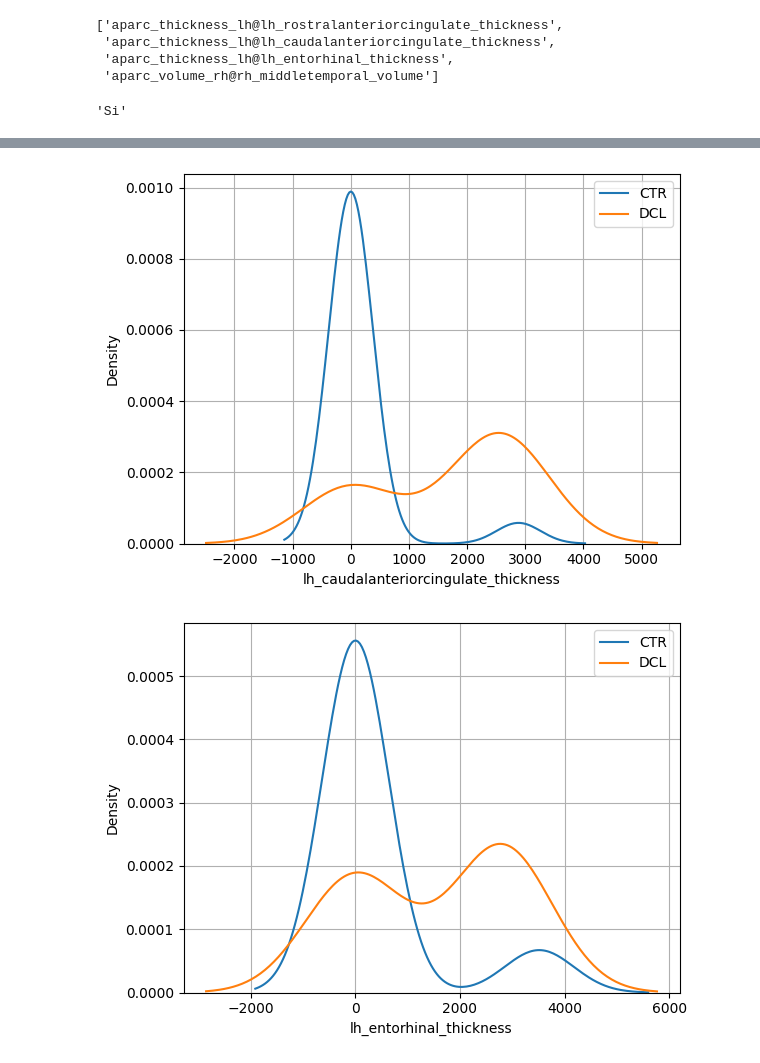
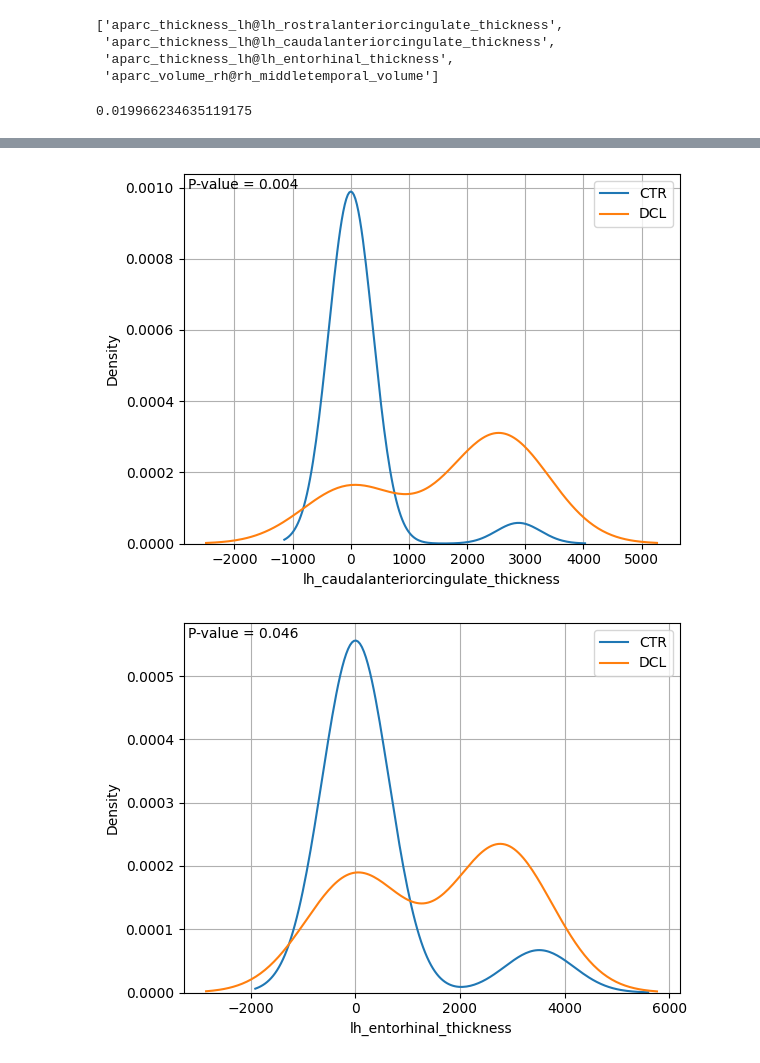
Before and after one commit to AndresMedina117/proyecto_neuroco, a Jupyter notebook: inicio.ipynb, the cells around one changed output, grey strips where cells are left out. Drawn from its saved outputs; the diff is of its cells as text; code cells hidden in the pictures.

Commit message:
PValue

```diff
--- a/inicio.ipynb
+++ b/inicio.ipynb
@@ -355,7 +355,7 @@ def pruebas(Hojas: list[str], outputDF: pd.DataFrame, bd: list[pd.DataFrame]) ->
                 norm = 'Si' if norm == True else 'No'
                 home = 'Si' if home == True else 'No'
                 diff = 'Si' if p_value <= 0.05 else 'No'
-                outputDF.loc[f'{Hoja}@{column}'] = [norm, home, diff]
+                outputDF.loc[f'{Hoja}@{column}'] = [norm, home, diff, p_value]
             elif norm and not home:
                 data = {
                     'Grupo': ['CTR']*len(ctr) + ['DCL']*len(dcl),
@@ -367,7 +367,7 @@ def pruebas(Hojas: list[str], outputDF: pd.DataFrame, bd: list[pd.DataFrame]) ->
                 norm = 'Si' if norm == True else 'No'
                 home = 'Si' if home == True else 'No'
                 diff = 'Si' if p_value <= 0.05 else 'No'
-                outputDF.loc[f'{Hoja}@{column}'] = [norm, home, diff]
+                outputDF.loc[f'{Hoja}@{column}'] = [norm, home, diff, p_value]
             else: # Para no normal y homocedasticidad y en caso de ningun supuesto.
                 def estadistico(x,y):
                     return np.mean(x)-np.mean(y)
@@ -376,10 +376,10 @@ def pruebas(Hojas: list[str], outputDF: pd.DataFrame, bd: list[pd.DataFrame]) ->
                 norm = 'Si' if norm == True else 'No'
                 home = 'Si' if home == True else 'No'
                 diff = 'Si' if resultado.pvalue <= 0.05 else 'No'
-                outputDF.loc[f'{Hoja}@{column}'] = [norm, home, diff]
+                outputDF.loc[f'{Hoja}@{column}'] = [norm, home, diff, resultado.pvalue]
     return outputDF
 # %%
-dfFinal = pd.DataFrame(columns = ['Normalidad', 'Homeostacidad', 'Diferencias'])
+dfFinal = pd.DataFrame(columns = ['Normalidad', 'Homeostacidad', 'Diferencias', 'P'])
 # %%
 finalBD = pruebas(bd.keys(), dfFinal, bd)
 finalBD.to_csv('diferencias.csv')
@@ -438,23 +443,24 @@ f4
  'aparc_thickness_lh@lh_caudalanteriorcingulate_thickness',
  'aparc_thickness_lh@lh_entorhinal_thickness',
  'aparc_volume_rh@rh_middletemporal_volume']
-# %%
-n,h,d = bdDiffs.loc['aparc_area_rh@rh_middletemporal_area']
-n
-# %% [output]
-'Si'
+# %%
+p
+# %% [output]
+0.019966234635119175
 # %%
 import seaborn as sns
 for metric in f4:
     hoja, columna = metric.split('@')
+    n,h,d, p = bdDiffs.loc[metric]
     CTRSel = bd[hoja].iloc[:, 0].str.contains(r'^CTR', na=False)
     DCLSel = bd[hoja].iloc[:, 0].str.contains(r'^DCL', na=False)
     metricaCTR = bd[hoja][columna][CTRSel]
     metricaDCL = bd[hoja][columna][DCLSel]
-    plt.figure()
+    f, ax = plt.subplots()
     sns.kdeplot(metricaCTR)
     sns.kdeplot(metricaDCL)
     plt.grid()
     plt.legend(['CTR','DCL'])
+    plt.text(.01, .99, f'P-value = {p:.03f}', ha='left', va='top', transform=ax.transAxes)
     plt.show()
 # %% [output]
@@ -462,2 +468,2 @@ for metric in f4:
-[figure, old version]
+[figure, new version]
-[figure, old version]
+[figure, new version]
```
Also changed, not shown: parts of 4 cells of this notebook, 1 other file.
